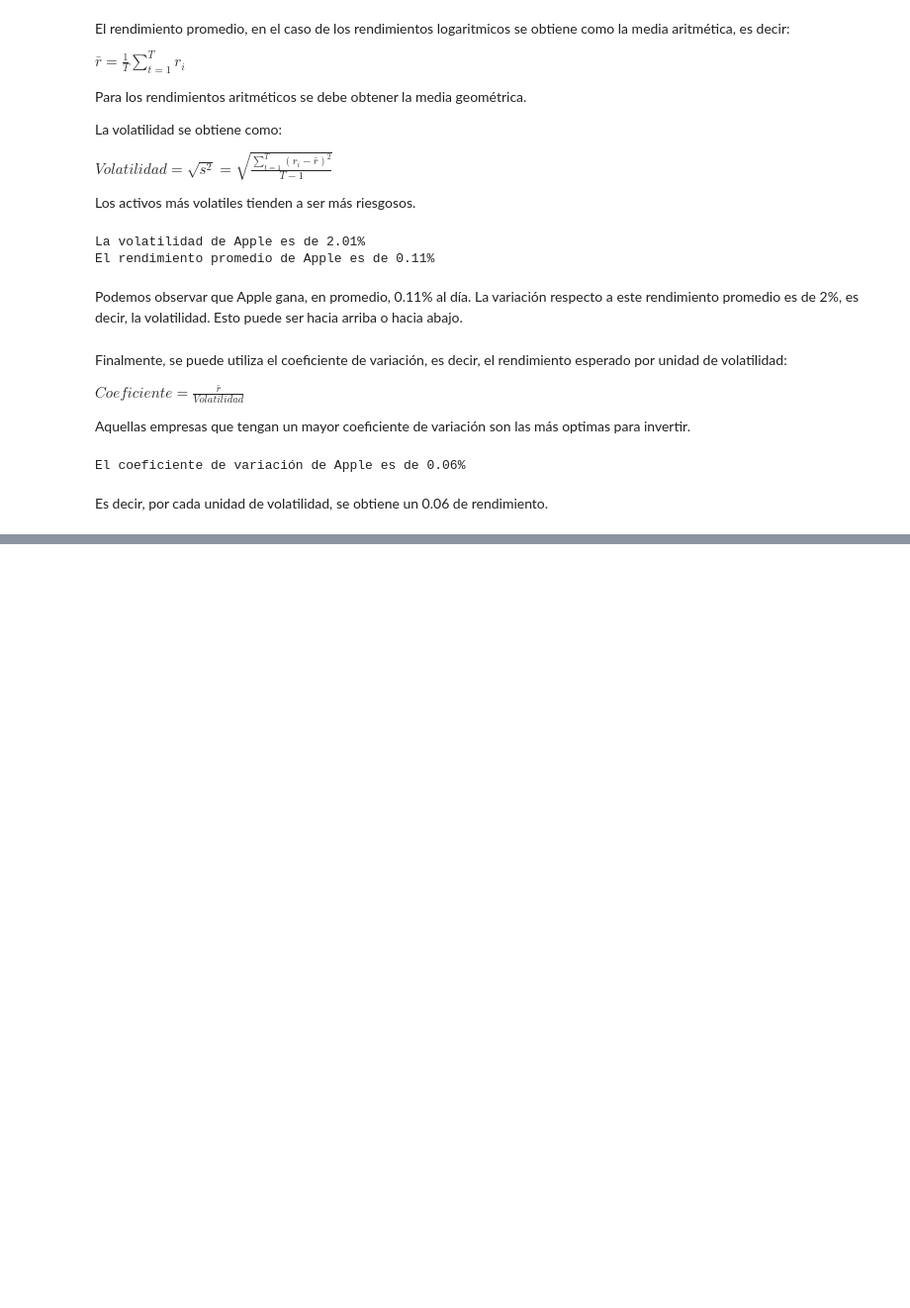
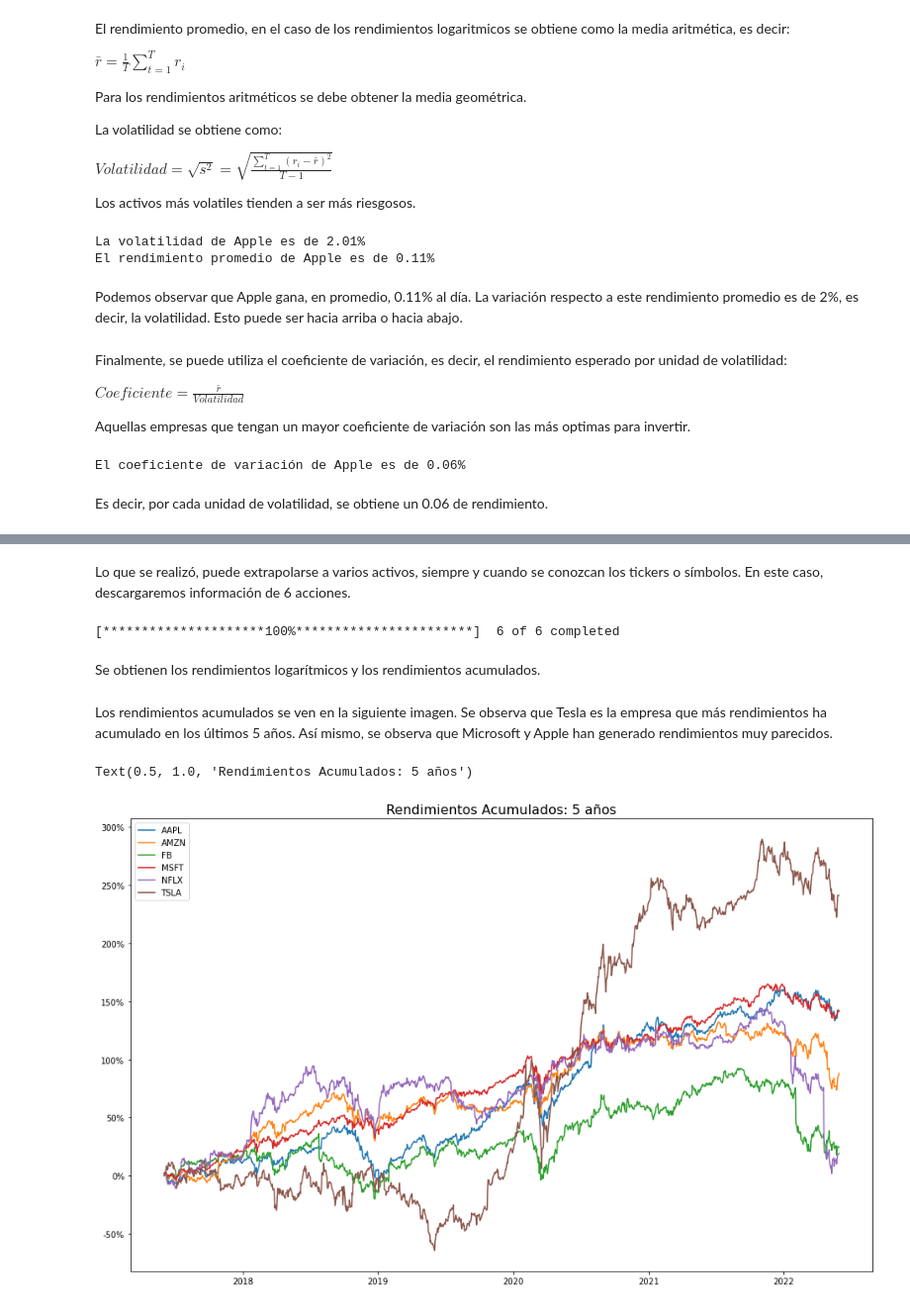
Before and after one commit to DaavidUc/CodigosFinancieros, a Jupyter notebook: Rendimientos.ipynb, the cells around one changed output, grey strips where cells are left out. Shown at 99% size. Saved outputs shown, nothing was run; the diff lists cells and outputs as text; code cells hidden in the pictures; blank space fills up the shorter version.

```diff
--- a/Rendimientos.ipynb
+++ b/Rendimientos.ipynb
@@ -189,0 +192,26 @@ Es decir, por cada unidad de volatilidad, se obtiene un 0.06 de rendimiento.
+# %% [markdown]
+Lo que se realizó, puede extrapolarse a varios activos, siempre y cuando se conozcan los tickers o símbolos. En este caso, descargaremos información de 6 acciones.
+# %%
+datos = yf.download('AAPL MSFT AMZN TSLA NFLX FB',inicio, hoy)['Adj Close']
+# %% [output]
+[*********************100%***********************]  6 of 6 completed
+# %% [markdown]
+Se obtienen los rendimientos logarítmicos y los rendimientos acumulados.
+# %%
+datos_acciones = datos.copy()
+
+rendimientos_logaritmicos = np.log(datos_acciones)-np.log(datos_acciones.shift(1))
+
+rendimientos_acumulados = rendimientos_logaritmicos.cumsum()
+# %% [markdown]
+Los rendimientos acumulados se ven en la siguiente imagen. Se observa que Tesla es la empresa que más rendimientos ha acumulado en los últimos 5 años. Así mismo, se observa que Microsoft y Apple han generado rendimientos muy parecidos.
+# %%
+fig, ax = plt.subplots(figsize=(16,10))
+for i, nom in enumerate(rendimientos_acumulados.columns):
+    ax.plot(rendimientos_acumulados[nom], label = nom)
+ax.yaxis.set_major_formatter(mtick.PercentFormatter(1,symbol = '%'))
+ax.legend()
+ax.set_title('Rendimientos Acumulados: 5 años', size=16)
+# %% [output]
+Text(0.5, 1.0, 'Rendimientos Acumulados: 5 años')
+[figure, added]
```
Also changed, not shown: parts of 9 cells of this notebook.
